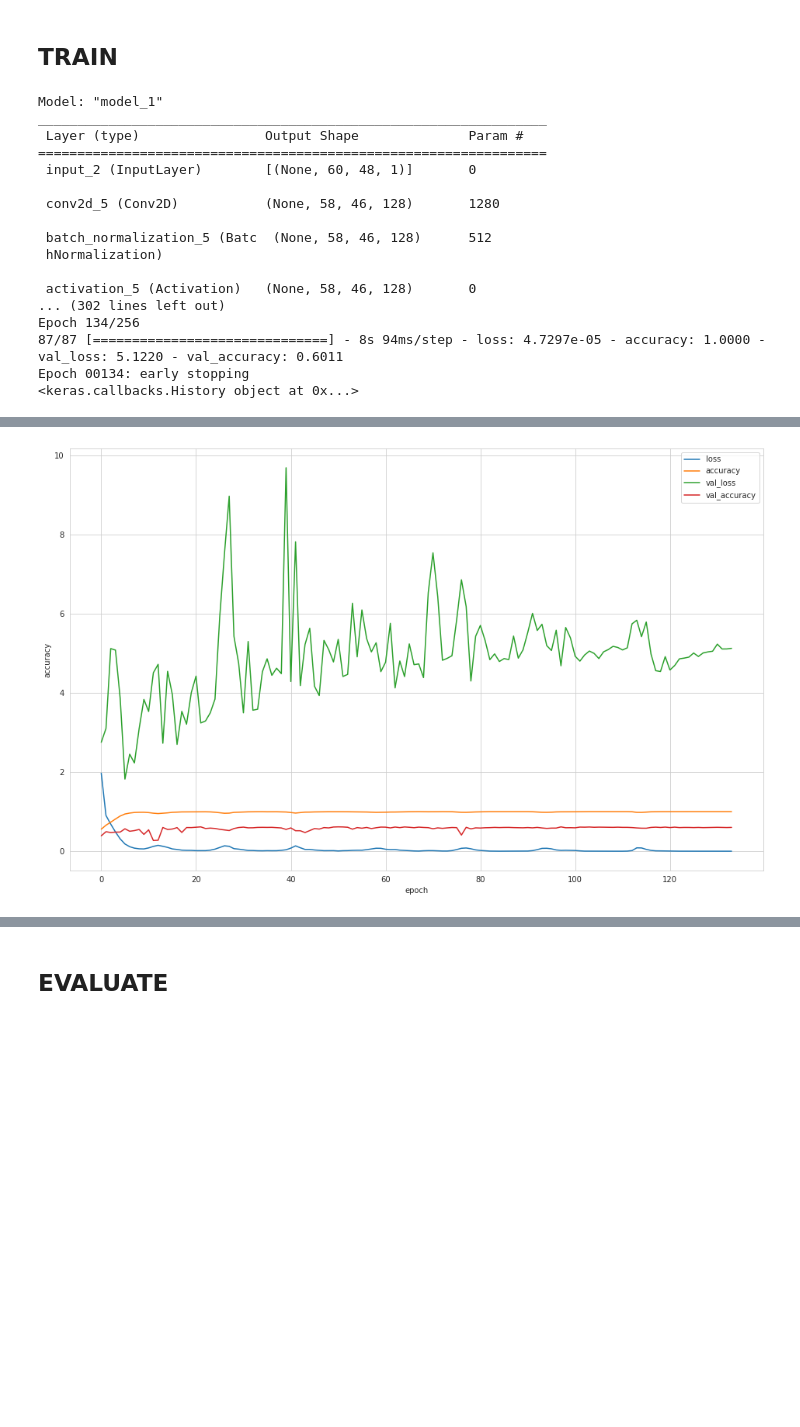
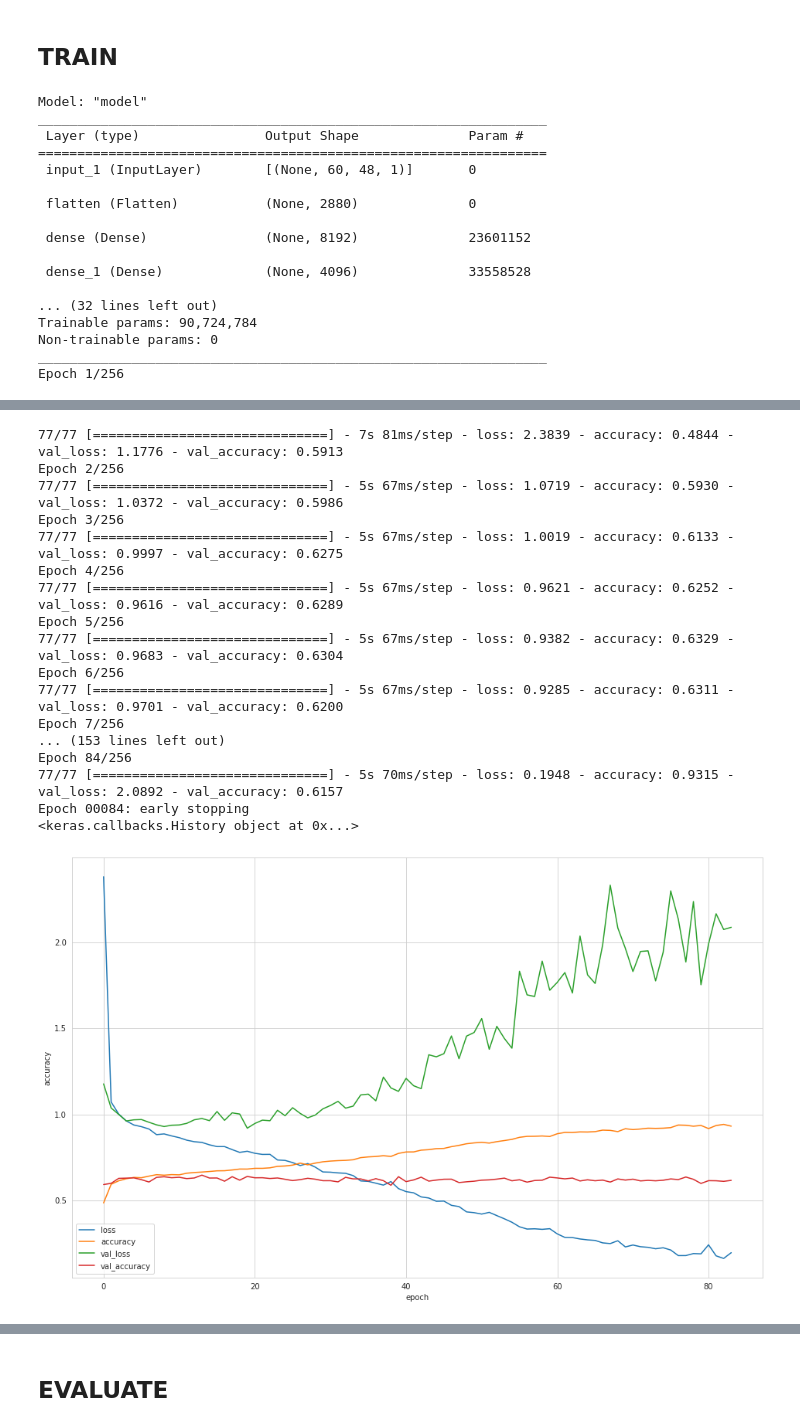
Before and after one commit to 00-01/pplcnt_model, a Jupyter notebook: model/v1.2/train.ipynb, the cells around one changed output, grey strips where cells are left out. Cells and saved outputs as stored; diff of their text form; code cells hidden in the pictures; blank space fills up the shorter version.

```diff
--- a/model/v1.2/train.ipynb
+++ b/model/v1.2/train.ipynb
@@ -246,10 +273,14 @@ model = Model(input, output)
 # %% [markdown]
 ## TRAIN
 # %%
-# model.compile(loss='categorical_crossentropy', optimizer='adam', metrics=['accuracy'])
-model.compile(loss='sparse_categorical_crossentropy',
-              optimizer='adam',
-              metrics=['accuracy'])
+# model.compile(loss='sparse_categorical_crossentropy',
+#               optimizer='adam',
+#               metrics=['accuracy'])
+
+model.compile(optimizer=tf.keras.optimizers.Adam(0.001),
+              loss=tf.keras.losses.SparseCategoricalCrossentropy(from_logits=True),
+              metrics=[tf.keras.metrics.SparseCategoricalAccuracy()],)
+
 model.summary()
 
 ## fit
@@ -258,33 +289,32 @@ tensorboard_callback = k.callbacks.TensorBoard(log_dir=log_path, histogram_freq=
 es = EarlyStopping(monitor="val_loss", patience=ES, mode="auto", verbose=2)
 
 history = model.fit(train_data, train_label,
-                    validation_split=0.1,
+                    validation_split=0.2,
                     batch_size=BATCH,
                     epochs=EPOCH,
                     verbose=1,
-                    callbacks=[es],
-                    # callbacks=[es, tensorboard_callback])
-                    )
+                    # callbacks=[es],)
+                    callbacks=[es, tensorboard_callback],)
 print(history)
 
 ## plot
 pd.DataFrame(history.history).plot(figsize=(16, 10), grid=1, xlabel="epoch", ylabel="accuracy")
 plt.show()
 # %% [output]
-Model: "model_1"
+Model: "model"
 _________________________________________________________________
  Layer (type)                Output Shape              Param #
 =================================================================
- input_2 (InputLayer)        [(None, 60, 48, 1)]       0
+ input_1 (InputLayer)        [(None, 60, 48, 1)]       0
 
- conv2d_5 (Conv2D)           (None, 58, 46, 128)       1280
+ flatten (Flatten)           (None, 2880)              0
 
- batch_normalization_5 (Batc  (None, 58, 46, 128)      512
- hNormalization)
+ dense (Dense)               (None, 8192)              23601152
 
- activation_5 (Activation)   (None, 58, 46, 128)       0
-... (302 lines left out)
-Epoch 134/256
-87/87 [==============================] - 8s 94ms/step - loss: 4.7297e-05 - accuracy: 1.0000 - val_loss: 5.1220 - val_accuracy: 0.6011
-Epoch 00134: early stopping
-<keras.callbacks.History object at 0x...>
+ dense_1 (Dense)             (None, 4096)              33558528
+
+... (32 lines left out)
+Trainable params: 90,724,784
+Non-trainable params: 0
+_________________________________________________________________
+Epoch 1/256
@@ -291 +322,18 @@ Epoch 00134: early stopping
+77/77 [==============================] - 7s 81ms/step - loss: 2.3839 - accuracy: 0.4844 - val_loss: 1.1776 - val_accuracy: 0.5913
+Epoch 2/256
+77/77 [==============================] - 5s 67ms/step - loss: 1.0719 - accuracy: 0.5930 - val_loss: 1.0372 - val_accuracy: 0.5986
+Epoch 3/256
+77/77 [==============================] - 5s 67ms/step - loss: 1.0019 - accuracy: 0.6133 - val_loss: 0.9997 - val_accuracy: 0.6275
+Epoch 4/256
+77/77 [==============================] - 5s 67ms/step - loss: 0.9621 - accuracy: 0.6252 - val_loss: 0.9616 - val_accuracy: 0.6289
+Epoch 5/256
+77/77 [==============================] - 5s 67ms/step - loss: 0.9382 - accuracy: 0.6329 - val_loss: 0.9683 - val_accuracy: 0.6304
+Epoch 6/256
+77/77 [==============================] - 5s 67ms/step - loss: 0.9285 - accuracy: 0.6311 - val_loss: 0.9701 - val_accuracy: 0.6200
+Epoch 7/256
+... (153 lines left out)
+Epoch 84/256
+77/77 [==============================] - 5s 70ms/step - loss: 0.1948 - accuracy: 0.9315 - val_loss: 2.0892 - val_accuracy: 0.6157
+Epoch 00084: early stopping
+<keras.callbacks.History object at 0x...>
-[figure, old version]
+[figure, new version]
```
Also changed, not shown: parts of 10 cells of this notebook, 7 other files.
